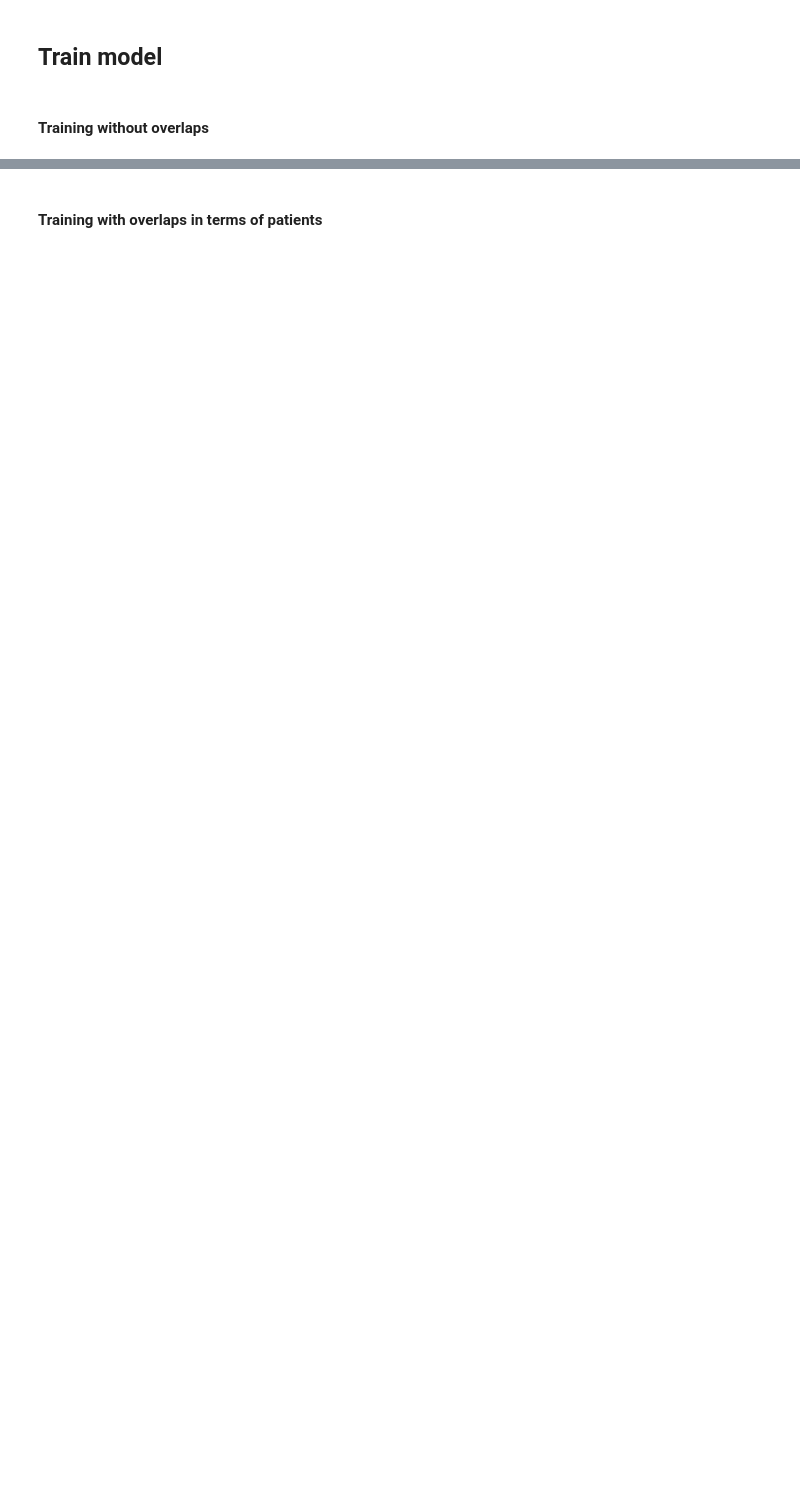
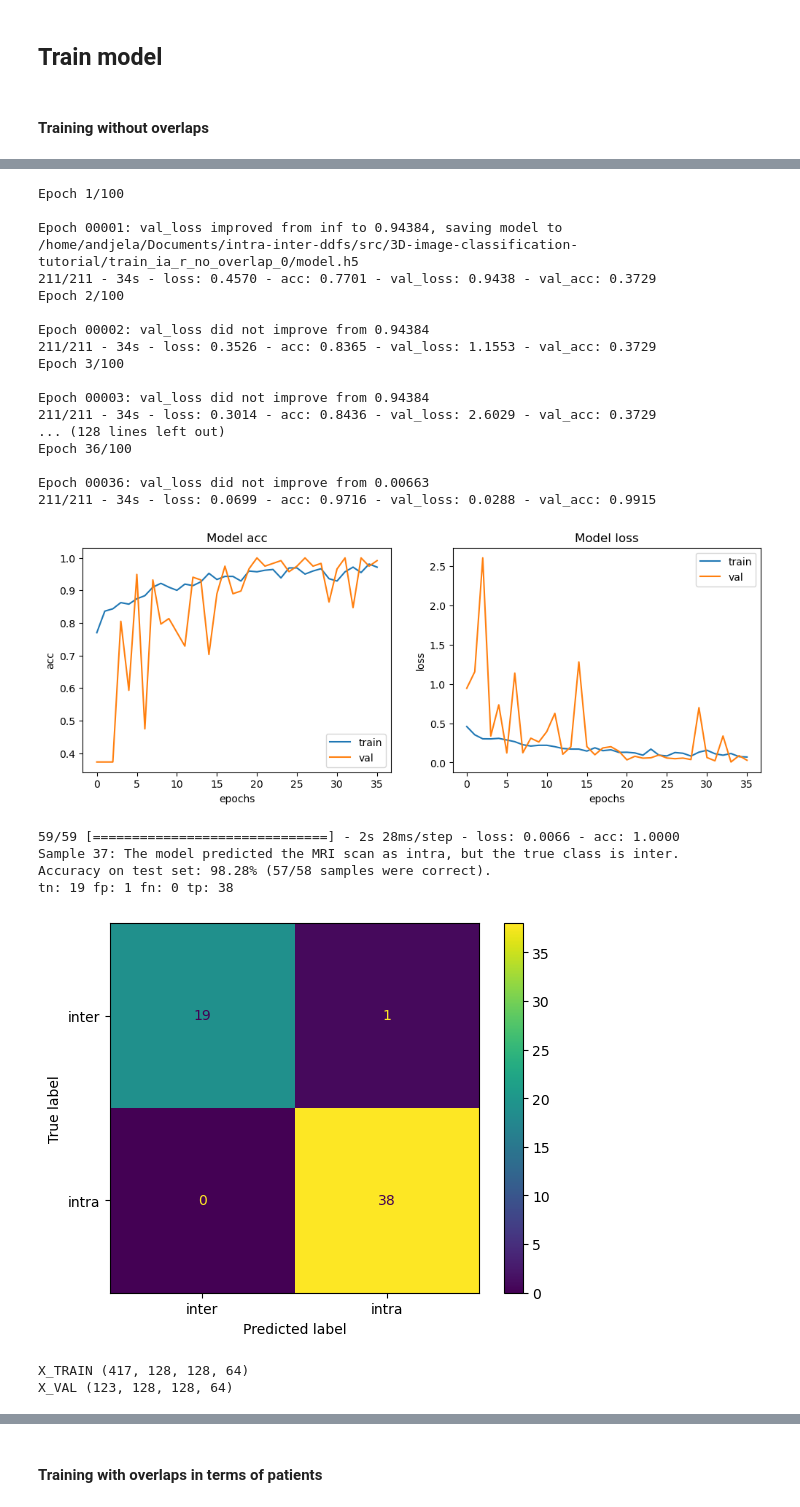
Before and after one commit to neuropoly/pediatric-intra-inter-encoding, a Jupyter notebook: notebooks/3D_image_classification.ipynb, the cells around one changed output, grey strips where cells are left out. Drawn from its saved outputs; the diff is of its cells as text; code cells hidden in the pictures; blank space fills up the shorter version.

```diff
--- a/notebooks/3D_image_classification.ipynb
+++ b/notebooks/3D_image_classification.ipynb
@@ -662,0 +715,8 @@ The chosen random_state is: 1226
+# %%
+result = []
+for indices in all_sets:
+    for i in list(indices):
+
+        subset = all_participant_ids[i]
+        result.append(subset)
+print(result)
@@ -662,0 +725,10 @@ The chosen random_state is: 1226
+# %%
+same = 0
+other =0
+for item in result:
+    if item[0] == item[1]:
+        same +=1
+    else:
+        other += 1
+
+print('intra:', same, 'inter:', other)
@@ -1261,14 +1271,28 @@ VALIDATION_LOSS = []
 TEST_ACCURACY = []
 TEST_F1_SCORE = []
 
+nbr_sets = 10
+train_indices_list, val_indices_list, test_indices_list = split_into_indices(all_sets, nbr_sets)
+
+# Preprocess all images first
+all_intra_scans = np.array(intra_scan_paths)
+all_inter_scans = np.array(inter_scan_paths)
+intra_labels = np.array([1] * len(all_intra_scans))
+inter_labels = np.array([0] * len(all_inter_scans))
+all_labels = np.concatenate((intra_labels, inter_labels), axis=0)
+
+processed_intra_scans = np.array([process_scan(path) for path in all_intra_scans])
+processed_inter_scans = np.array([process_scan(path) for path in all_inter_scans])
+processed_all_scans = np.concatenate((processed_intra_scans, processed_inter_scans), axis=0)
+
 for train_iteration_name in train_iteration_names:
     split_nbr = int(re.search(r'\d+', train_iteration_name).group())
-    selected_train_paths, x_train, y_train, \
-    selected_val_paths, x_val, y_val, \
-    selected_test_paths, x_test, y_test = process_selected_sets(
-    split_nbr, intra_scan_paths, inter_scan_paths,
-    train_indices_list, val_indices_list, test_indices_list
-    )
+
+    # Obtain splits
+    x_train, y_train = processed_all_scans[train_indices_list[split_nbr]], all_labels[train_indices_list[split_nbr]]
+    x_val, y_val = processed_all_scans[val_indices_list[split_nbr]], all_labels[val_indices_list[split_nbr]]
+    x_test, y_test = processed_all_scans[test_indices_list[split_nbr]], all_labels[test_indices_list[split_nbr]]
+
     print('X_TRAIN', x_train.shape)
     print('X_VAL', x_val.shape)
     train_dataset, validation_dataset = data_loaders(x_train, y_train, x_val, y_val, batch_size=2)
@@ -1298,3 +1322,4 @@ print('test f1_score', TEST_F1_SCORE)
 print('mean validation accuracy', np.mean(VALIDATION_ACCURACY), np.std(VALIDATION_ACCURACY))
 print('mean test accuracy', np.mean(TEST_ACCURACY), np.std(TEST_ACCURACY))
 print('mean f1 score', np.mean(TEST_F1_SCORE), np.std(TEST_F1_SCORE))
+# %% [output]
@@ -1300,0 +1347,25 @@ print('mean f1 score', np.mean(TEST_F1_SCORE), np.std(TEST_F1_SCORE))
+Epoch 1/100
+
+Epoch 00001: val_loss improved from inf to 0.94384, saving model to /home/andjela/Documents/intra-inter-ddfs/src/3D-image-classification-tutorial/train_ia_r_no_overlap_0/model.h5
+211/211 - 34s - loss: 0.4570 - acc: 0.7701 - val_loss: 0.9438 - val_acc: 0.3729
+Epoch 2/100
+
+Epoch 00002: val_loss did not improve from 0.94384
+211/211 - 34s - loss: 0.3526 - acc: 0.8365 - val_loss: 1.1553 - val_acc: 0.3729
+Epoch 3/100
+
+Epoch 00003: val_loss did not improve from 0.94384
+211/211 - 34s - loss: 0.3014 - acc: 0.8436 - val_loss: 2.6029 - val_acc: 0.3729
+... (128 lines left out)
+Epoch 36/100
+
+Epoch 00036: val_loss did not improve from 0.00663
+211/211 - 34s - loss: 0.0699 - acc: 0.9716 - val_loss: 0.0288 - val_acc: 0.9915
+[figure, added]
+59/59 [==============================] - 2s 28ms/step - loss: 0.0066 - acc: 1.0000
+Sample 37: The model predicted the MRI scan as intra, but the true class is inter.
+Accuracy on test set: 98.28% (57/58 samples were correct).
+tn: 19 fp: 1 fn: 0 tp: 38
+[figure, added]
+X_TRAIN (417, 128, 128, 64)
+X_VAL (123, 128, 128, 64)
```
Also changed, not shown: parts of 32 cells of this notebook.
